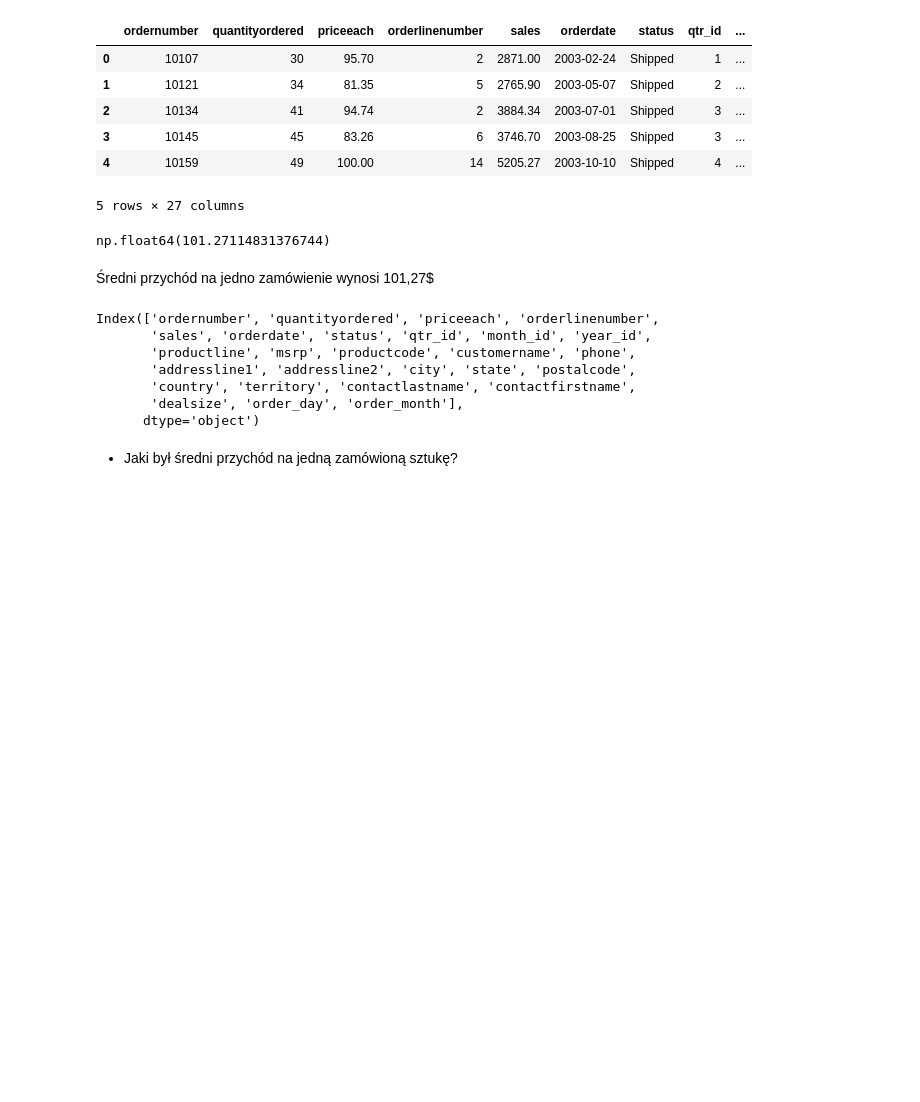
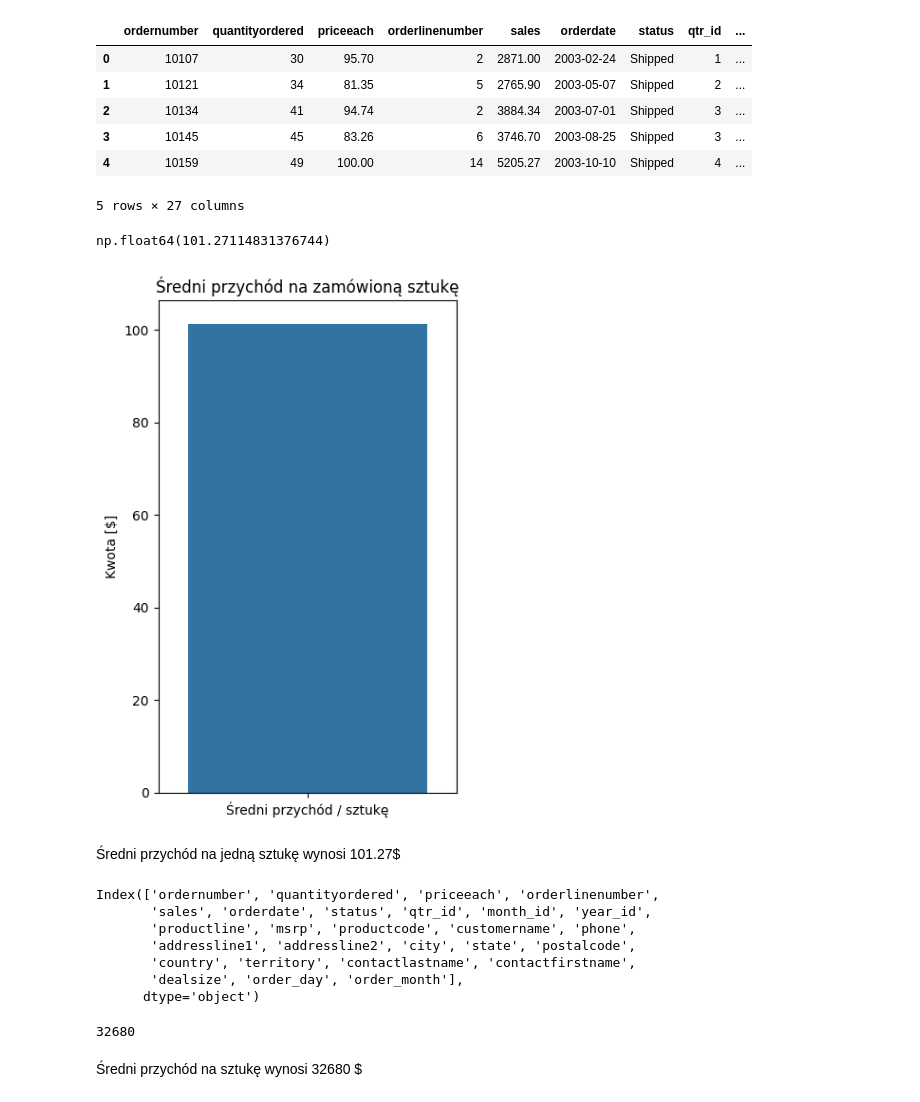
Before and after one commit to AdrianSchmidt96/mini-projects-adrian, a Jupyter notebook: data_analysis_sales/analysis.ipynb, the cells around one changed output. Saved outputs shown, nothing was run; the diff lists cells and outputs as text; code cells hidden in the pictures; blank space fills up the shorter version.

```diff
--- a/data_analysis_sales/analysis.ipynb
+++ b/data_analysis_sales/analysis.ipynb
@@ -220,12 +250,21 @@ df.head()
 sum_ordered = df['quantityordered'].sum()
 sum_sales = df['sales'].sum()
 # %%
-avg = sum_sales/ sum_ordered
-avg
+avg_per_unit = sum_sales/ sum_ordered
+avg_per_unit
 # %% [output]
 np.float64(101.27114831376744)
+# %%
+plt.figure(figsize=(4,6))
+sns.barplot(x =["Średni przychód / sztukę"] ,y= [avg_per_unit])
+plt.title('Średni przychód na zamówioną sztukę')
+plt.ylabel('Kwota [$]')
+plt.tight_layout()
+plt.show()
+# %% [output]
+[figure, added]
 # %% [markdown]
-Średni przychód na jedno zamówienie wynosi 101,27$
+Średni przychód na jedną sztukę wynosi 101.27$
 # %%
 df.columns
 # %% [output]
@@ -236,5 +275,11 @@ Index(['ordernumber', 'quantityordered', 'priceeach', 'orderlinenumber',
        'country', 'territory', 'contactlastname', 'contactfirstname',
        'dealsize', 'order_day', 'order_month'],
       dtype='object')
+# %%
+unique_ordered = df['ordernumber'].nunique()
+avg_per_order = sum_sales/ unique_ordered
+round(avg_per_order)
+# %% [output]
+32680
 # %% [markdown]
- - Jaki był średni przychód na jedną zamówioną sztukę?
+Średni przychód na sztukę wynosi 32680 $
```
Also changed, not shown: parts of 5 cells of this notebook.
